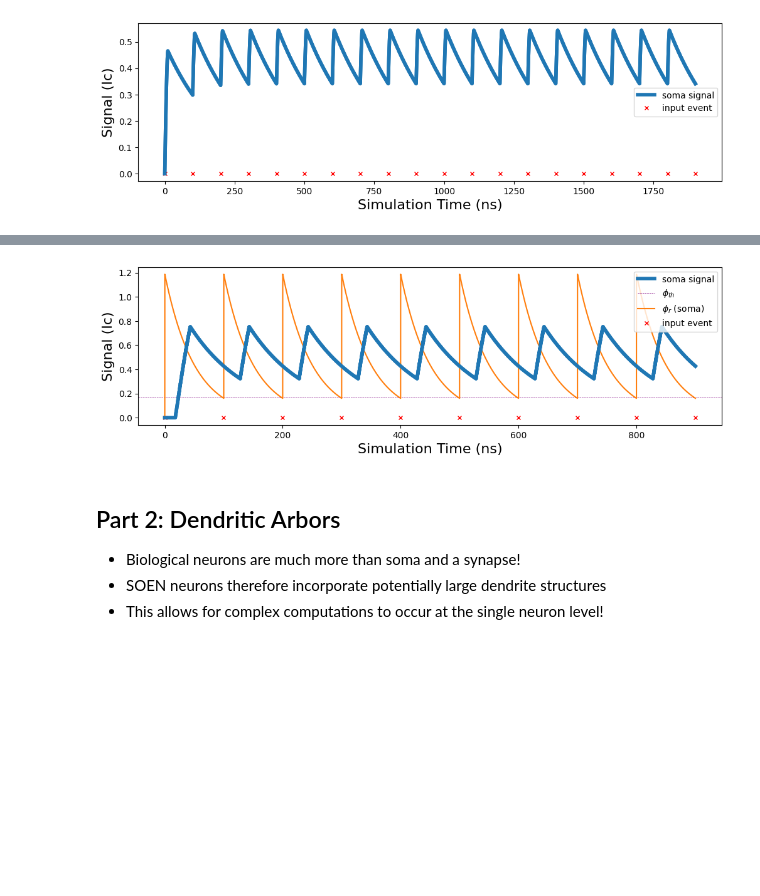
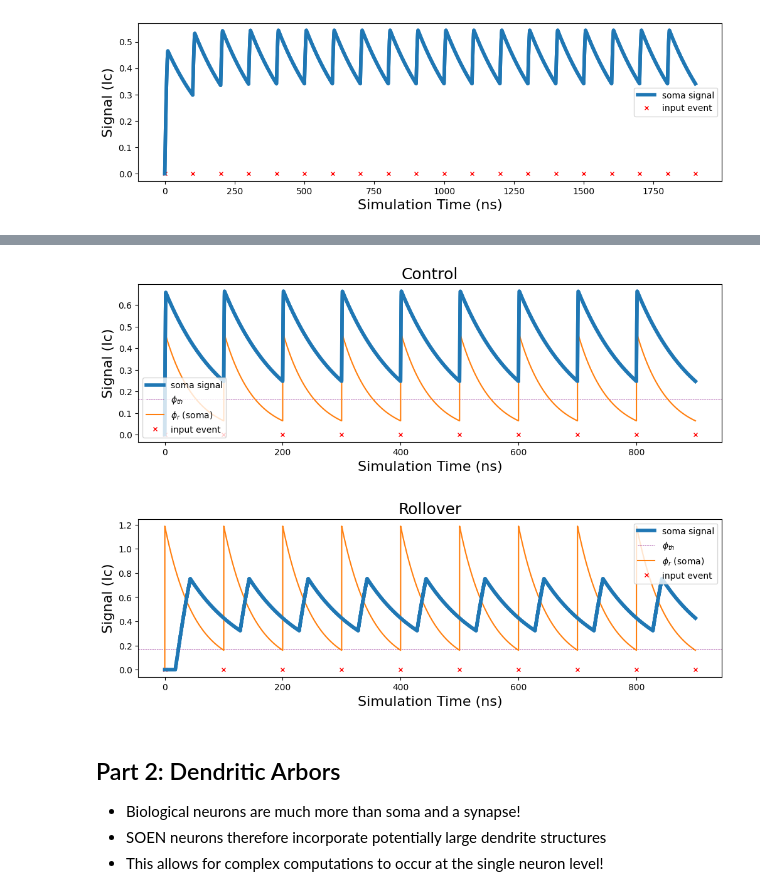
Before and after one commit to ryangitsit/sim_soens, a Jupyter notebook: tutorials/tutorial_NICE.ipynb, the cells around one changed output, grey strips where cells are left out. Drawn from its saved outputs; the diff is of its cells as text; code cells hidden in the pictures; blank space fills up the shorter version.

```diff
--- a/tutorials/tutorial_NICE.ipynb
+++ b/tutorials/tutorial_NICE.ipynb
@@ -239,20 +291,31 @@ node.plot_neuron_activity(net,spikes=True,input=input)
 # %%
 spike_times = np.arange(0,1000,100)
 input = SuperInput(channels=1, type='defined', defined_spikes=spike_times, duration=np.max(spike_times))
 
-node = SuperNode(
-    s_th    = 100,          # spiking threshold    (you choose)
-    ib_n    = 1.8,          # bias current         (must be between 1.4 and 2.05)
-    tau_ni  = 100,          # time constant        (and positive value)
-    beta_ni = 2*np.pi*1e2,  # inductance parameter (just change the exponent)
-    w_sd=2.5,               # determines coupling strength of synapse to dendrite
+# An example of a node without rollover (all same params, except w_sd)
+node_control = SuperNode(s_th=1,ib_n=1.8,tau_ni=100)
+node_control.uniform_input(input)
+net_control = network(sim=True,dt=.1,tf=np.max(spike_times),nodes=[node_control])
+node_control.plot_neuron_activity(
+    net_control,spikes=True,input=input,phir=True,ref=False,title='Control'
     )
 
-node.uniform_input(input)
-net = network(sim=True,dt=.1,tf=np.max(spike_times),nodes=[node])
-node.plot_neuron_activity(net,spikes=True,input=input,phir=True,ref=False)
+# Rollover Node
+rollover_node = SuperNode(s_th=100,tau_ni=100, # extra params
+
+    ib_n = 1.8, # bias current (must be between 1.4 and 2.05)
+    w_sd = 2.5, # determines coupling strength of synapse to dendrite
+
+    )
+
+rollover_node.uniform_input(input)
+rollover_net = network(sim=True,dt=.1,tf=np.max(spike_times),nodes=[rollover_node])
+rollover_node.plot_neuron_activity(
+    rollover_net,spikes=True,input=input,phir=True,ref=False,title="Rollover"
+    )
 # %% [output]
-[figure, old version]
+[figure, new version]
+[figure, added]
 # %% [markdown]
 ## Part 2: Dendritic Arbors
  - Biological neurons are much more than soma and a synapse!
```
Also changed, not shown: parts of 31 cells of this notebook, 15 other files.
